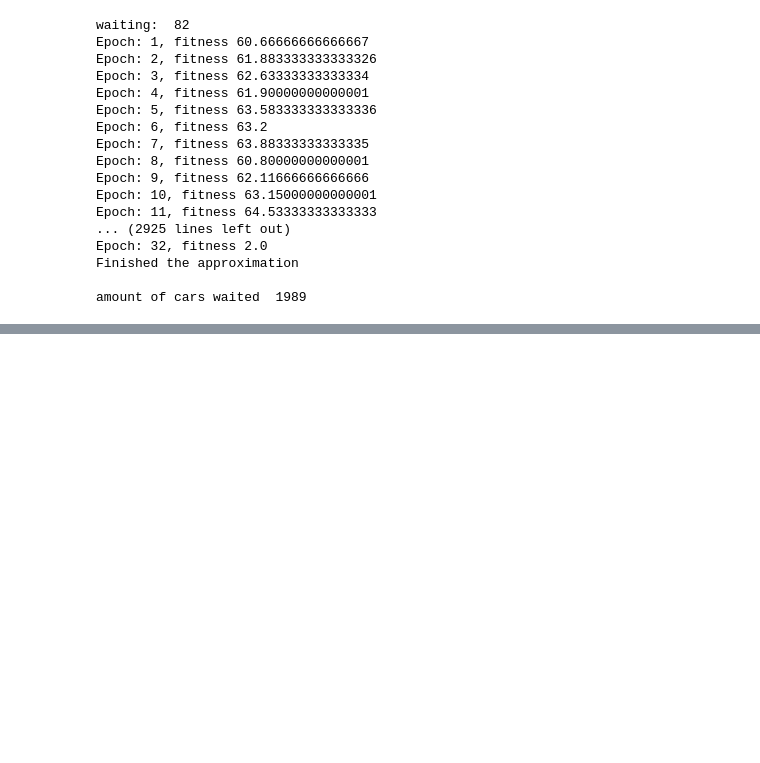
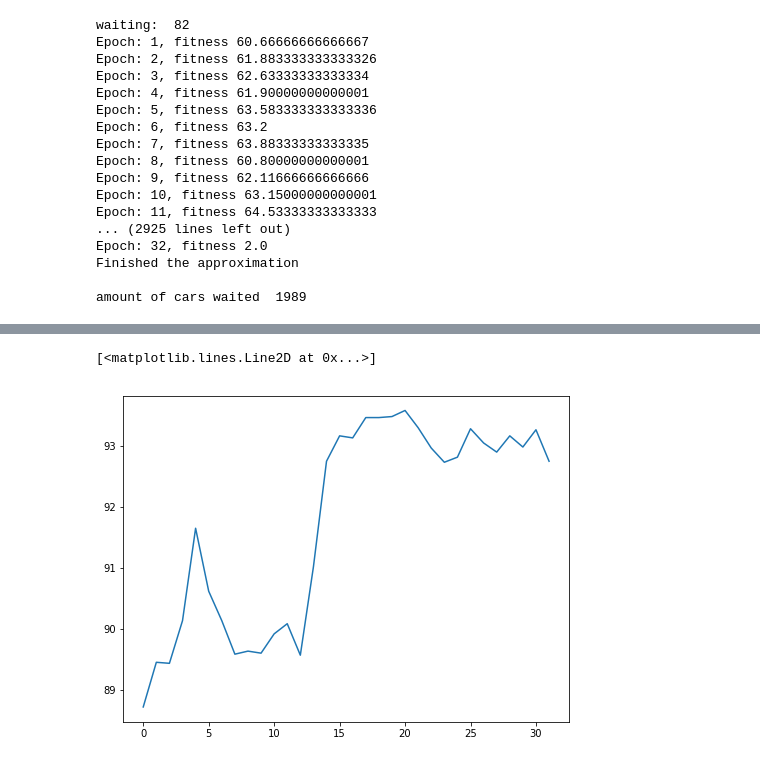
Before and after one commit to oykukapcak/APS_TrafficProject, a Jupyter notebook: CustomNet/result_plots.ipynb, the cells around one changed output, grey strips where cells are left out. Saved outputs shown, nothing was run; the diff lists cells and outputs as text; code cells hidden in the pictures; blank space fills up the shorter version.

```diff
--- a/CustomNet/result_plots.ipynb
+++ b/CustomNet/result_plots.ipynb
@@ -71,0 +138,5 @@ Populating the interactive namespace from numpy and matplotlib
+# %%
+plt.plot(fitnesses)
+# %% [output]
+[<matplotlib.lines.Line2D at 0x...>]
+[figure, added]
```
Also changed, not shown: parts of 10 cells of this notebook.
